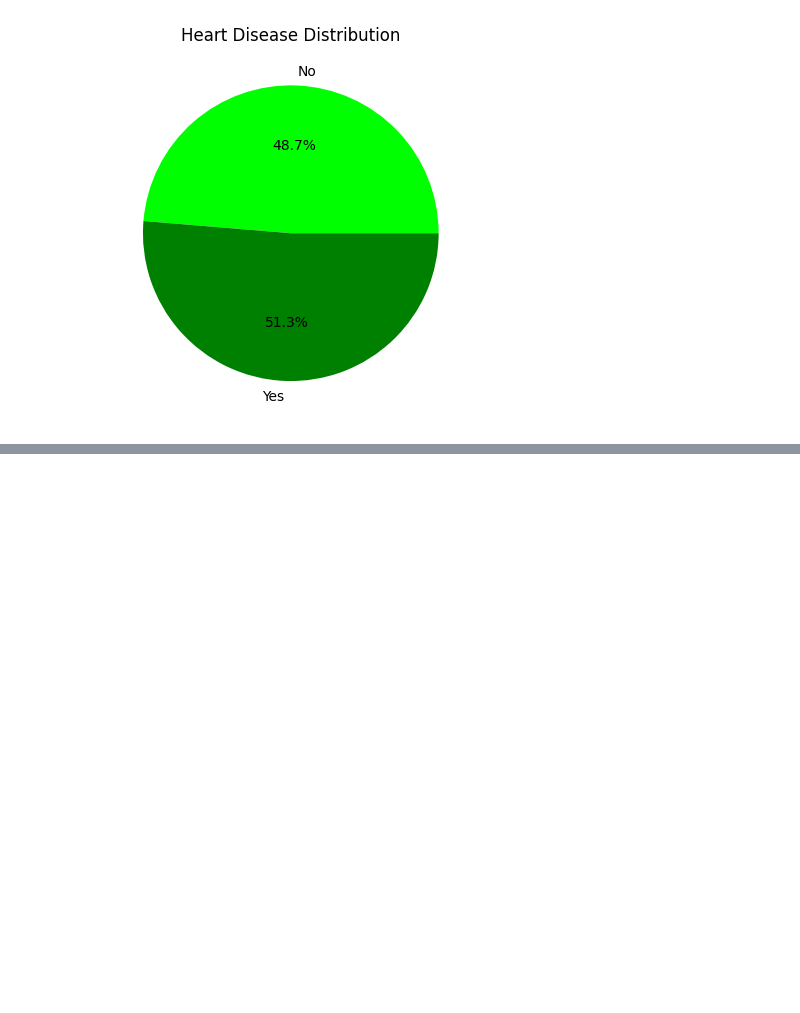
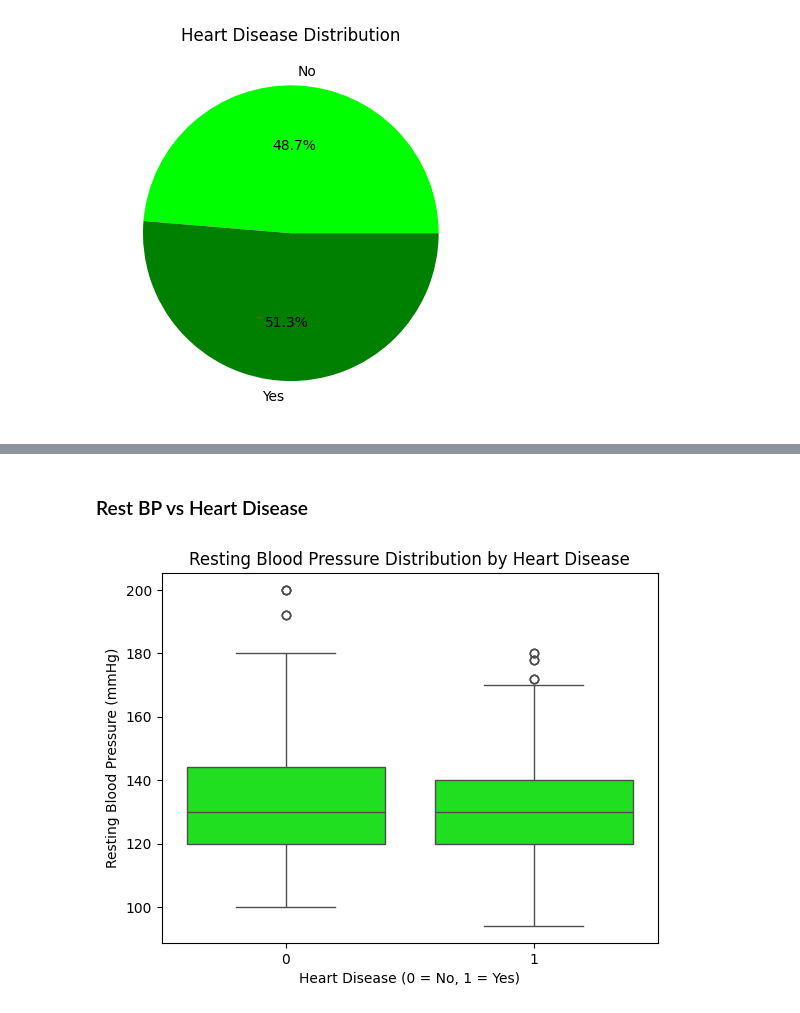
Before and after one commit to SzzzHub/project299, a Jupyter notebook: project.ipynb, the cells around one changed output, grey strips where cells are left out. Cells and saved outputs as stored; diff of their text form; code cells hidden in the pictures; blank space fills up the shorter version.

```diff
--- a/project.ipynb
+++ b/project.ipynb
@@ -220,0 +261,10 @@ plt.show()
+# %% [markdown]
+### Rest BP vs Heart Disease
+# %%
+sns.boxplot(x='target', y='trestbps', data=df, color='lime')
+plt.title('Resting Blood Pressure Distribution by Heart Disease')
+plt.xlabel('Heart Disease (0 = No, 1 = Yes)')
+plt.ylabel('Resting Blood Pressure (mmHg)')
+plt.show()
+# %% [output]
+[figure, added]
```
Also changed, not shown: parts of 34 cells of this notebook.
